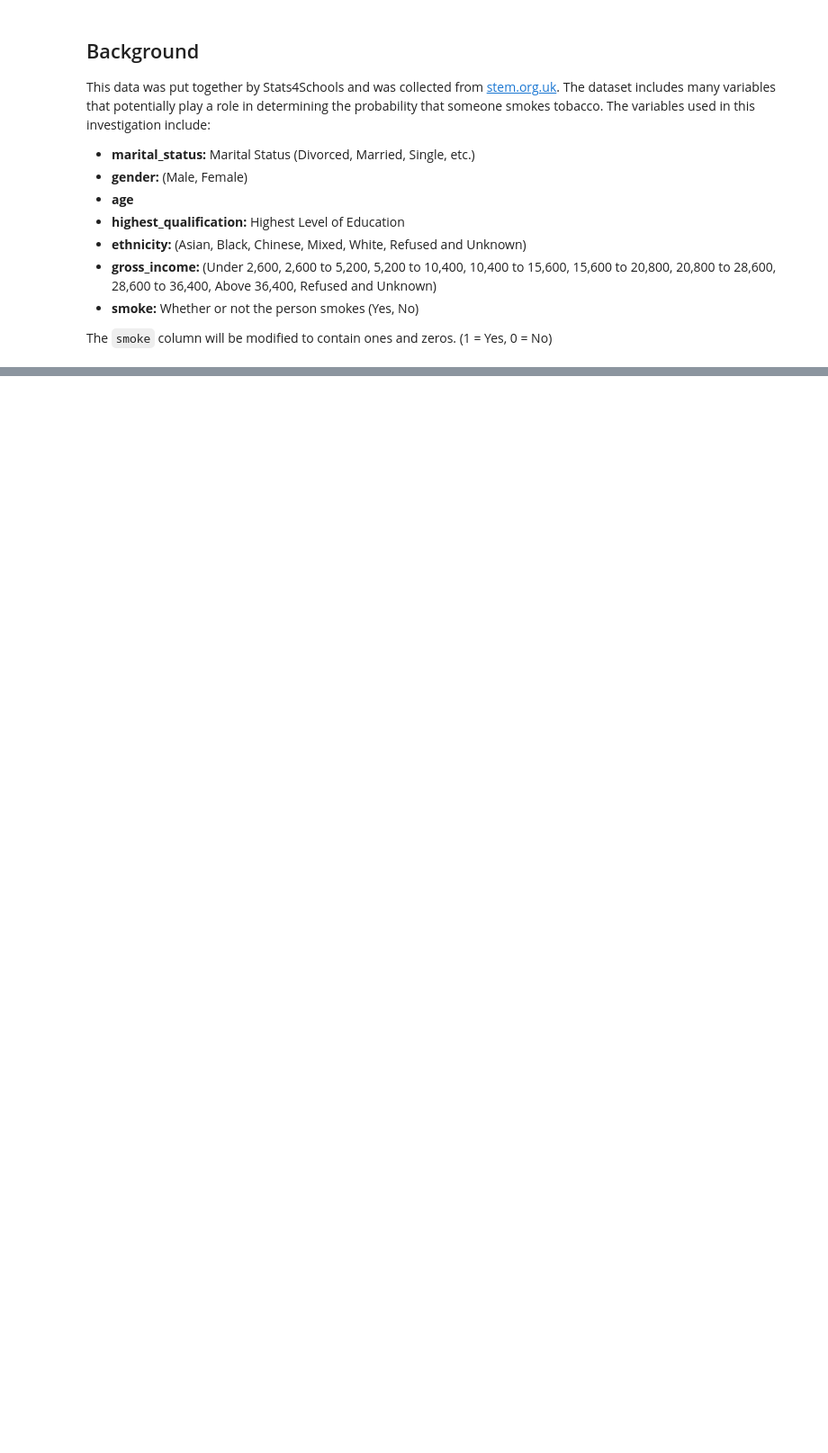
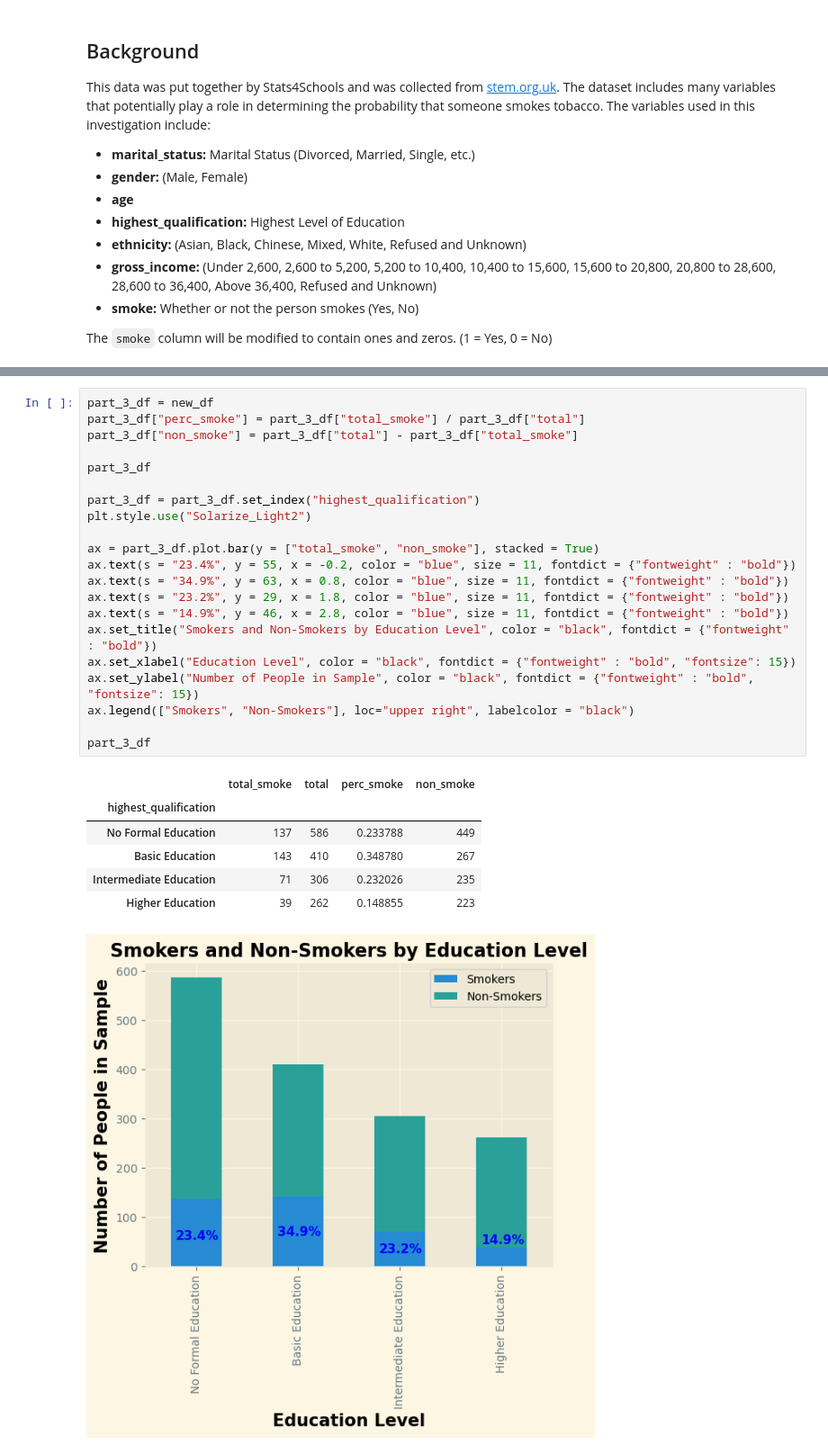
Before and after one commit to garrettcbert/UK-Smoking-Analysis, a Jupyter notebook: uk_smoking.ipynb, the cells around one changed output, grey strips where cells are left out. Shown: that part at 90% size. Cells and saved outputs as stored; diff of their text form; blank space fills up the shorter version.

```diff
--- a/uk_smoking.ipynb
+++ b/uk_smoking.ipynb
@@ -176,0 +302,29 @@ part_2_df
+# %%
+part_3_df = new_df
+part_3_df["perc_smoke"] = part_3_df["total_smoke"] / part_3_df["total"]
+part_3_df["non_smoke"] = part_3_df["total"] - part_3_df["total_smoke"]
+
+part_3_df
+
+part_3_df = part_3_df.set_index("highest_qualification")
+plt.style.use("Solarize_Light2")
+
+ax = part_3_df.plot.bar(y = ["total_smoke", "non_smoke"], stacked = True)
+ax.text(s = "23.4%", y = 55, x = -0.2, color = "blue", size = 11, fontdict = {"fontweight" : "bold"})
+ax.text(s = "34.9%", y = 63, x = 0.8, color = "blue", size = 11, fontdict = {"fontweight" : "bold"})
+ax.text(s = "23.2%", y = 29, x = 1.8, color = "blue", size = 11, fontdict = {"fontweight" : "bold"})
+ax.text(s = "14.9%", y = 46, x = 2.8, color = "blue", size = 11, fontdict = {"fontweight" : "bold"})
+ax.set_title("Smokers and Non-Smokers by Education Level", color = "black", fontdict = {"fontweight" : "bold"})
+ax.set_xlabel("Education Level", color = "black", fontdict = {"fontweight" : "bold", "fontsize": 15})
+ax.set_ylabel("Number of People in Sample", color = "black", fontdict = {"fontweight" : "bold", "fontsize": 15})
+ax.legend(["Smokers", "Non-Smokers"], loc="upper right", labelcolor = "black")
+
+part_3_df
+# %% [output]
+|  | total_smoke | total | perc_smoke | non_smoke |
+| highest_qualification |  |  |  |  |
+| No Formal Education | 137 | 586 | 0.233788 | 449 |
+| Basic Education | 143 | 410 | 0.348780 | 267 |
+| Intermediate Education | 71 | 306 | 0.232026 | 235 |
+| Higher Education | 39 | 262 | 0.148855 | 223 |
+[figure, added]
```
Also changed, not shown: parts of 17 cells of this notebook.
